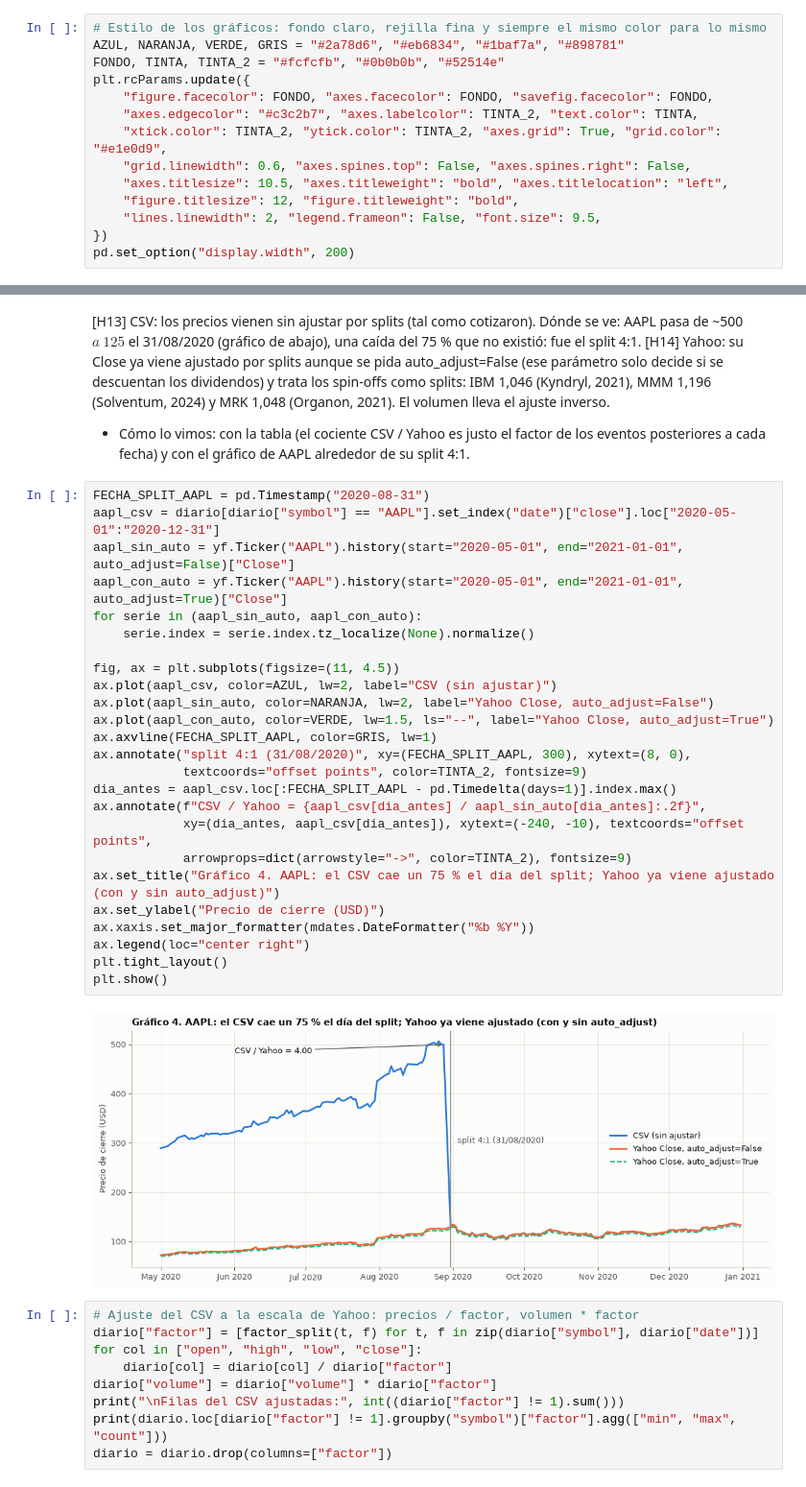
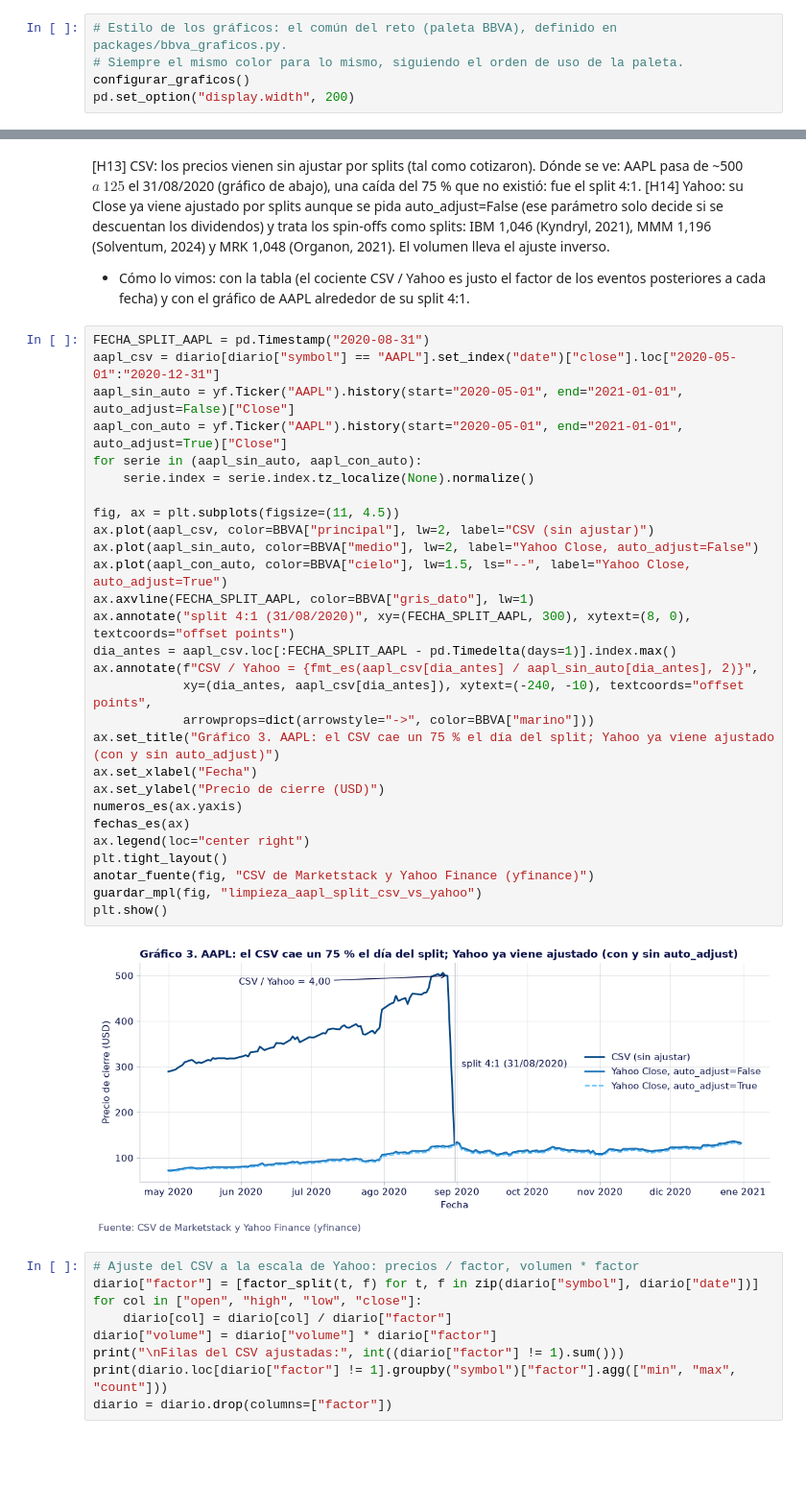
Before and after one commit to danielsoponaru/26_27_R09_Azul_Claro, a Jupyter notebook: Limpieza.ipynb, the cells around one changed output, grey strips where cells are left out. Shown at 96% size. Cells and saved outputs as stored; diff of their text form; blank space fills up the shorter version.

```diff
--- a/Limpieza.ipynb
+++ b/Limpieza.ipynb
@@ -36,18 +38,9 @@ HORA_RESUMEN = 20 * 60     # 20:00 (fila resumen veraniega)
 INICIO_MAXIMO = 10 * 60    # 10:00 como límite para considerar día completo
 FIN_MINIMO = 15 * 60 + 30  # 15:30 como mínimo de cierre
 # %%
-# Estilo de los gráficos: fondo claro, rejilla fina y siempre el mismo color para lo mismo
-AZUL, NARANJA, VERDE, GRIS = "#2a78d6", "#eb6834", "#1baf7a", "#898781"
-FONDO, TINTA, TINTA_2 = "#fcfcfb", "#0b0b0b", "#52514e"
-plt.rcParams.update({
-    "figure.facecolor": FONDO, "axes.facecolor": FONDO, "savefig.facecolor": FONDO,
-    "axes.edgecolor": "#c3c2b7", "axes.labelcolor": TINTA_2, "text.color": TINTA,
-    "xtick.color": TINTA_2, "ytick.color": TINTA_2, "axes.grid": True, "grid.color": "#e1e0d9",
-    "grid.linewidth": 0.6, "axes.spines.top": False, "axes.spines.right": False,
-    "axes.titlesize": 10.5, "axes.titleweight": "bold", "axes.titlelocation": "left",
-    "figure.titlesize": 12, "figure.titleweight": "bold",
-    "lines.linewidth": 2, "legend.frameon": False, "font.size": 9.5,
-})
+# Estilo de los gráficos: el común del reto (paleta BBVA), definido en packages/bbva_graficos.py.
+# Siempre el mismo color para lo mismo, siguiendo el orden de uso de la paleta.
+configurar_graficos()
 pd.set_option("display.width", 200)
 # %% [markdown]
 # 1. Carga y unificación de los 26 CSV + primera exploración
@@ -697,30 +697,33 @@ si se descuentan los dividendos) y trata los spin-offs como splits: IBM 1,046 (K
 # %%
 FECHA_SPLIT_AAPL = pd.Timestamp("2020-08-31")
 aapl_csv = diario[diario["symbol"] == "AAPL"].set_index("date")["close"].loc["2020-05-01":"2020-12-31"]
 aapl_sin_auto = yf.Ticker("AAPL").history(start="2020-05-01", end="2021-01-01", auto_adjust=False)["Close"]
 aapl_con_auto = yf.Ticker("AAPL").history(start="2020-05-01", end="2021-01-01", auto_adjust=True)["Close"]
 for serie in (aapl_sin_auto, aapl_con_auto):
     serie.index = serie.index.tz_localize(None).normalize()
 
 fig, ax = plt.subplots(figsize=(11, 4.5))
-ax.plot(aapl_csv, color=AZUL, lw=2, label="CSV (sin ajustar)")
-ax.plot(aapl_sin_auto, color=NARANJA, lw=2, label="Yahoo Close, auto_adjust=False")
-ax.plot(aapl_con_auto, color=VERDE, lw=1.5, ls="--", label="Yahoo Close, auto_adjust=True")
-ax.axvline(FECHA_SPLIT_AAPL, color=GRIS, lw=1)
-ax.annotate("split 4:1 (31/08/2020)", xy=(FECHA_SPLIT_AAPL, 300), xytext=(8, 0),
-            textcoords="offset points", color=TINTA_2, fontsize=9)
+ax.plot(aapl_csv, color=BBVA["principal"], lw=2, label="CSV (sin ajustar)")
+ax.plot(aapl_sin_auto, color=BBVA["medio"], lw=2, label="Yahoo Close, auto_adjust=False")
+ax.plot(aapl_con_auto, color=BBVA["cielo"], lw=1.5, ls="--", label="Yahoo Close, auto_adjust=True")
+ax.axvline(FECHA_SPLIT_AAPL, color=BBVA["gris_dato"], lw=1)
+ax.annotate("split 4:1 (31/08/2020)", xy=(FECHA_SPLIT_AAPL, 300), xytext=(8, 0), textcoords="offset points")
 dia_antes = aapl_csv.loc[:FECHA_SPLIT_AAPL - pd.Timedelta(days=1)].index.max()
-ax.annotate(f"CSV / Yahoo = {aapl_csv[dia_antes] / aapl_sin_auto[dia_antes]:.2f}",
+ax.annotate(f"CSV / Yahoo = {fmt_es(aapl_csv[dia_antes] / aapl_sin_auto[dia_antes], 2)}",
             xy=(dia_antes, aapl_csv[dia_antes]), xytext=(-240, -10), textcoords="offset points",
-            arrowprops=dict(arrowstyle="->", color=TINTA_2), fontsize=9)
-ax.set_title("Gráfico 4. AAPL: el CSV cae un 75 % el día del split; Yahoo ya viene ajustado (con y sin auto_adjust)")
+            arrowprops=dict(arrowstyle="->", color=BBVA["marino"]))
+ax.set_title("Gráfico 3. AAPL: el CSV cae un 75 % el día del split; Yahoo ya viene ajustado (con y sin auto_adjust)")
+ax.set_xlabel("Fecha")
 ax.set_ylabel("Precio de cierre (USD)")
-ax.xaxis.set_major_formatter(mdates.DateFormatter("%b %Y"))
+numeros_es(ax.yaxis)
+fechas_es(ax)
 ax.legend(loc="center right")
 plt.tight_layout()
+anotar_fuente(fig, "CSV de Marketstack y Yahoo Finance (yfinance)")
+guardar_mpl(fig, "limpieza_aapl_split_csv_vs_yahoo")
 plt.show()
 # %% [output]
-[figure, old version]
+[figure, new version]
 # %%
 # Ajuste del CSV a la escala de Yahoo: precios / factor, volumen * factor
 diario["factor"] = [factor_split(t, f) for t, f in zip(diario["symbol"], diario["date"])]
```
Also changed, not shown: parts of 4 cells of this notebook, 9 other files.
